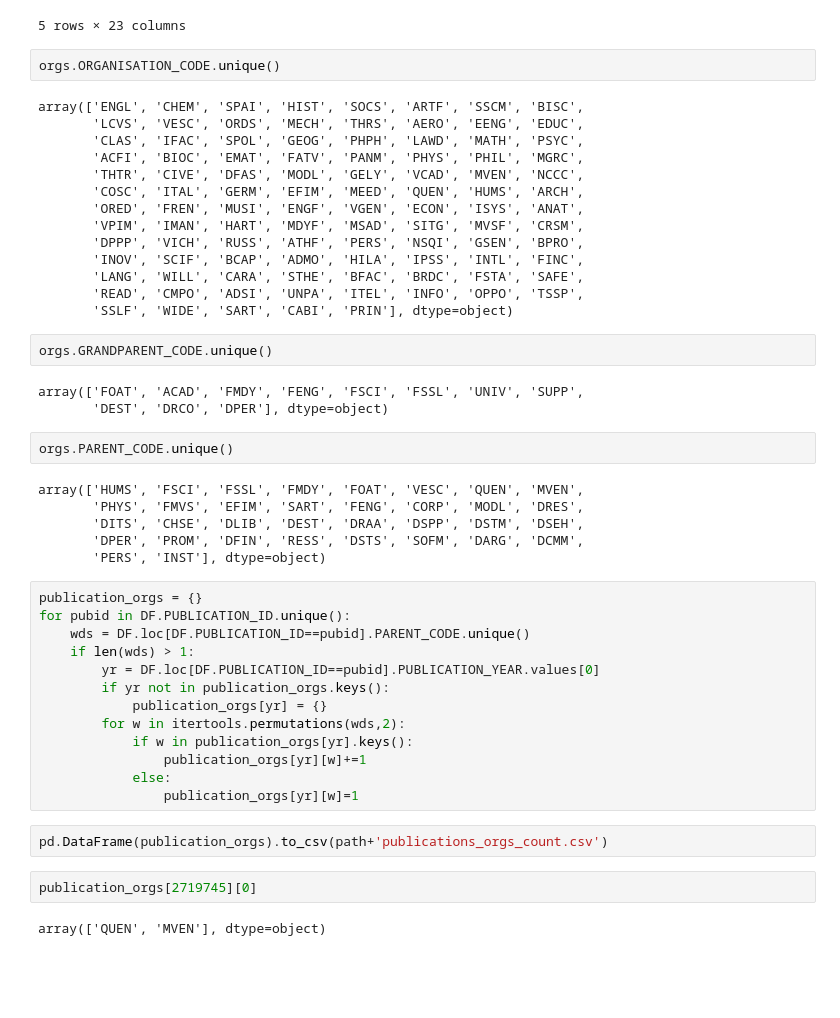
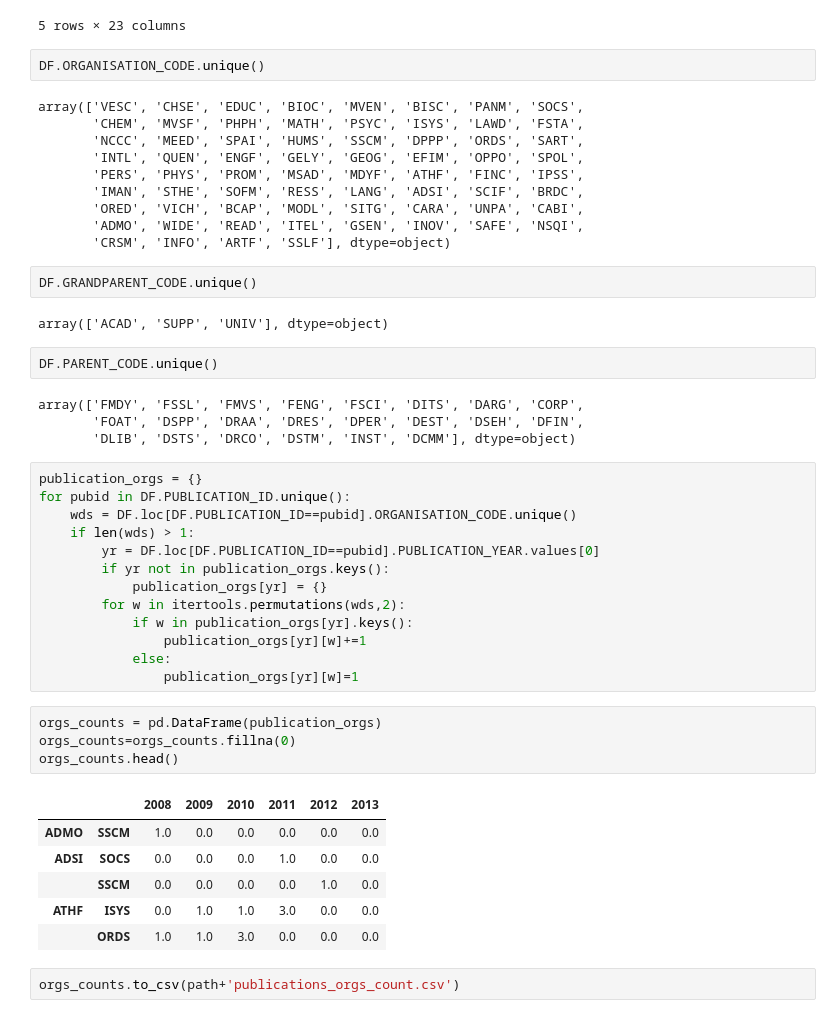
Before and after one commit to IntelligentSystemsLaboratory/JGI-PURE-Challenge, a Jupyter notebook: data/pure_data_challenge_170327/preprocess.ipynb, the cells around one changed output. Saved outputs shown, nothing was run; the diff lists cells and outputs as text; blank space fills up the shorter version.

```diff
--- a/data/pure_data_challenge_170327/preprocess.ipynb
+++ b/data/pure_data_challenge_170327/preprocess.ipynb
@@ -101,38 +155,31 @@ DF.head()
 | 4 | 25435 | 2777706 | MJ Toscano | MJ Toscano | Michael | Toscano | VESC | ... |
 5 rows × 23 columns
 # %%
-orgs.ORGANISATION_CODE.unique()
+DF.ORGANISATION_CODE.unique()
 # %% [output]
-array(['ENGL', 'CHEM', 'SPAI', 'HIST', 'SOCS', 'ARTF', 'SSCM', 'BISC',
-       'LCVS', 'VESC', 'ORDS', 'MECH', 'THRS', 'AERO', 'EENG', 'EDUC',
-       'CLAS', 'IFAC', 'SPOL', 'GEOG', 'PHPH', 'LAWD', 'MATH', 'PSYC',
-       'ACFI', 'BIOC', 'EMAT', 'FATV', 'PANM', 'PHYS', 'PHIL', 'MGRC',
-       'THTR', 'CIVE', 'DFAS', 'MODL', 'GELY', 'VCAD', 'MVEN', 'NCCC',
-       'COSC', 'ITAL', 'GERM', 'EFIM', 'MEED', 'QUEN', 'HUMS', 'ARCH',
-       'ORED', 'FREN', 'MUSI', 'ENGF', 'VGEN', 'ECON', 'ISYS', 'ANAT',
-       'VPIM', 'IMAN', 'HART', 'MDYF', 'MSAD', 'SITG', 'MVSF', 'CRSM',
-       'DPPP', 'VICH', 'RUSS', 'ATHF', 'PERS', 'NSQI', 'GSEN', 'BPRO',
-       'INOV', 'SCIF', 'BCAP', 'ADMO', 'HILA', 'IPSS', 'INTL', 'FINC',
-       'LANG', 'WILL', 'CARA', 'STHE', 'BFAC', 'BRDC', 'FSTA', 'SAFE',
-       'READ', 'CMPO', 'ADSI', 'UNPA', 'ITEL', 'INFO', 'OPPO', 'TSSP',
-       'SSLF', 'WIDE', 'SART', 'CABI', 'PRIN'], dtype=object)
+array(['VESC', 'CHSE', 'EDUC', 'BIOC', 'MVEN', 'BISC', 'PANM', 'SOCS',
+       'CHEM', 'MVSF', 'PHPH', 'MATH', 'PSYC', 'ISYS', 'LAWD', 'FSTA',
+       'NCCC', 'MEED', 'SPAI', 'HUMS', 'SSCM', 'DPPP', 'ORDS', 'SART',
+       'INTL', 'QUEN', 'ENGF', 'GELY', 'GEOG', 'EFIM', 'OPPO', 'SPOL',
+       'PERS', 'PHYS', 'PROM', 'MSAD', 'MDYF', 'ATHF', 'FINC', 'IPSS',
+       'IMAN', 'STHE', 'SOFM', 'RESS', 'LANG', 'ADSI', 'SCIF', 'BRDC',
+       'ORED', 'VICH', 'BCAP', 'MODL', 'SITG', 'CARA', 'UNPA', 'CABI',
+       'ADMO', 'WIDE', 'READ', 'ITEL', 'GSEN', 'INOV', 'SAFE', 'NSQI',
+       'CRSM', 'INFO', 'ARTF', 'SSLF'], dtype=object)
 # %%
-orgs.GRANDPARENT_CODE.unique()
+DF.GRANDPARENT_CODE.unique()
 # %% [output]
-array(['FOAT', 'ACAD', 'FMDY', 'FENG', 'FSCI', 'FSSL', 'UNIV', 'SUPP',
-       'DEST', 'DRCO', 'DPER'], dtype=object)
+array(['ACAD', 'SUPP', 'UNIV'], dtype=object)
 # %%
-orgs.PARENT_CODE.unique()
+DF.PARENT_CODE.unique()
 # %% [output]
-array(['HUMS', 'FSCI', 'FSSL', 'FMDY', 'FOAT', 'VESC', 'QUEN', 'MVEN',
-       'PHYS', 'FMVS', 'EFIM', 'SART', 'FENG', 'CORP', 'MODL', 'DRES',
-       'DITS', 'CHSE', 'DLIB', 'DEST', 'DRAA', 'DSPP', 'DSTM', 'DSEH',
-       'DPER', 'PROM', 'DFIN', 'RESS', 'DSTS', 'SOFM', 'DARG', 'DCMM',
-       'PERS', 'INST'], dtype=object)
+array(['FMDY', 'FSSL', 'FMVS', 'FENG', 'FSCI', 'DITS', 'DARG', 'CORP',
+       'FOAT', 'DSPP', 'DRAA', 'DRES', 'DPER', 'DEST', 'DSEH', 'DFIN',
+       'DLIB', 'DSTS', 'DRCO', 'DSTM', 'INST', 'DCMM'], dtype=object)
 # %%
 publication_orgs = {}
 for pubid in DF.PUBLICATION_ID.unique():
-    wds = DF.loc[DF.PUBLICATION_ID==pubid].PARENT_CODE.unique()
+    wds = DF.loc[DF.PUBLICATION_ID==pubid].ORGANISATION_CODE.unique()
     if len(wds) > 1:
         yr = DF.loc[DF.PUBLICATION_ID==pubid].PUBLICATION_YEAR.values[0]
         if yr not in publication_orgs.keys():
@@ -142,9 +189,16 @@ for pubid in DF.PUBLICATION_ID.unique():
                 publication_orgs[yr][w]+=1
             else:
                 publication_orgs[yr][w]=1
+# %%
+orgs_counts = pd.DataFrame(publication_orgs)
+orgs_counts=orgs_counts.fillna(0)
+orgs_counts.head()
+# %% [output]
+|  |  | 2008 | 2009 | 2010 | 2011 | 2012 | 2013 |
+| ADMO | SSCM | 1.0 | 0.0 | 0.0 | 0.0 | 0.0 | 0.0 |
+| ADSI | SOCS | 0.0 | 0.0 | 0.0 | 1.0 | 0.0 | 0.0 |
+|  | SSCM | 0.0 | 0.0 | 0.0 | 0.0 | 1.0 | 0.0 |
+| ATHF | ISYS | 0.0 | 1.0 | 1.0 | 3.0 | 0.0 | 0.0 |
+|  | ORDS | 1.0 | 1.0 | 3.0 | 0.0 | 0.0 | 0.0 |
 # %%
-pd.DataFrame(publication_orgs).to_csv(path+'publications_orgs_count.csv')
+orgs_counts.to_csv(path+'publications_orgs_count.csv')
-# %%
-publication_orgs[2719745][0]
-# %% [output]
-array(['QUEN', 'MVEN'], dtype=object)
```
Also changed, not shown: parts of 13 cells of this notebook, 1 other file.
